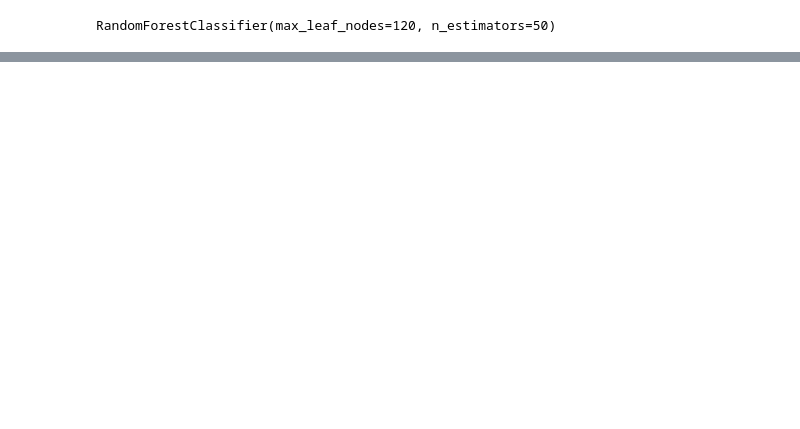
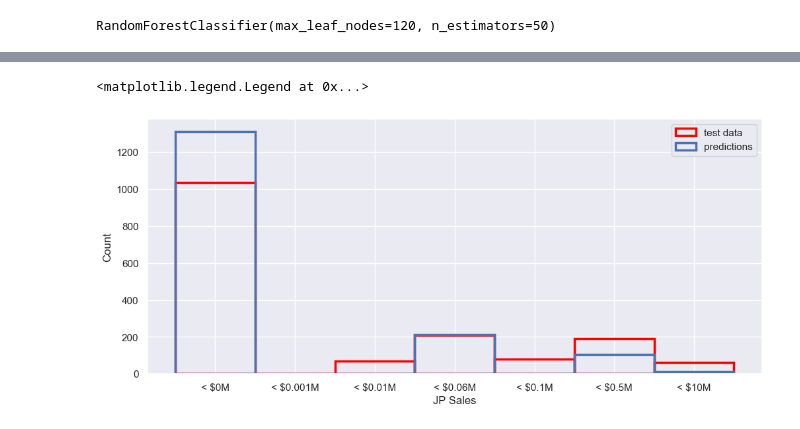
Before and after one commit to qianlan97/CPE695_Final, a Jupyter notebook: final_RandomForest.ipynb, the cells around one changed output, grey strips where cells are left out. Cells and saved outputs as stored; diff of their text form; code cells hidden in the pictures; blank space fills up the shorter version.

```diff
--- a/final_RandomForest.ipynb
+++ b/final_RandomForest.ipynb
@@ -182,0 +255,3 @@ print(random_tree_clf.score(x_test,y_test))
+# %%
+random_JP = RandomForestClassifier(max_leaf_nodes = 120, n_estimators = 50)
+random_JP.fit(x_train, y_train_JP.values.ravel())
@@ -182,0 +260,3 @@ print(random_tree_clf.score(x_test,y_test))
+# %%
+JP_prediction = random_JP.predict(x_test)
+print(random_JP.score(x_test,y_test_JP))
@@ -182,0 +346,14 @@ print(random_tree_clf.score(x_test,y_test))
+# %%
+bin_labels = [f"< ${c}M" for c in bin_sales_JP][1:]
+
+y_JP_test = pd.Series(y_test_JP, name = "JP Sales")
+y_JP_p = pd.Series(JP_prediction, name = "prediction")
+
+plt.figure("JP Sales")
+sns.set(rc={"figure.figsize":(12, 5)})
+sns.histplot(data = y_JP_test,  fill=False, color = 'red', lw=2.5, stat = "count", label = "test data")
+sns.histplot(data = y_JP_p,  fill=False, stat = "count", lw=2.5, label = "predictions")
+plt.legend()
+# %% [output]
+<matplotlib.legend.Legend at 0x...>
+[figure, added]
```
Also changed, not shown: parts of 34 cells of this notebook, 1 other file.
